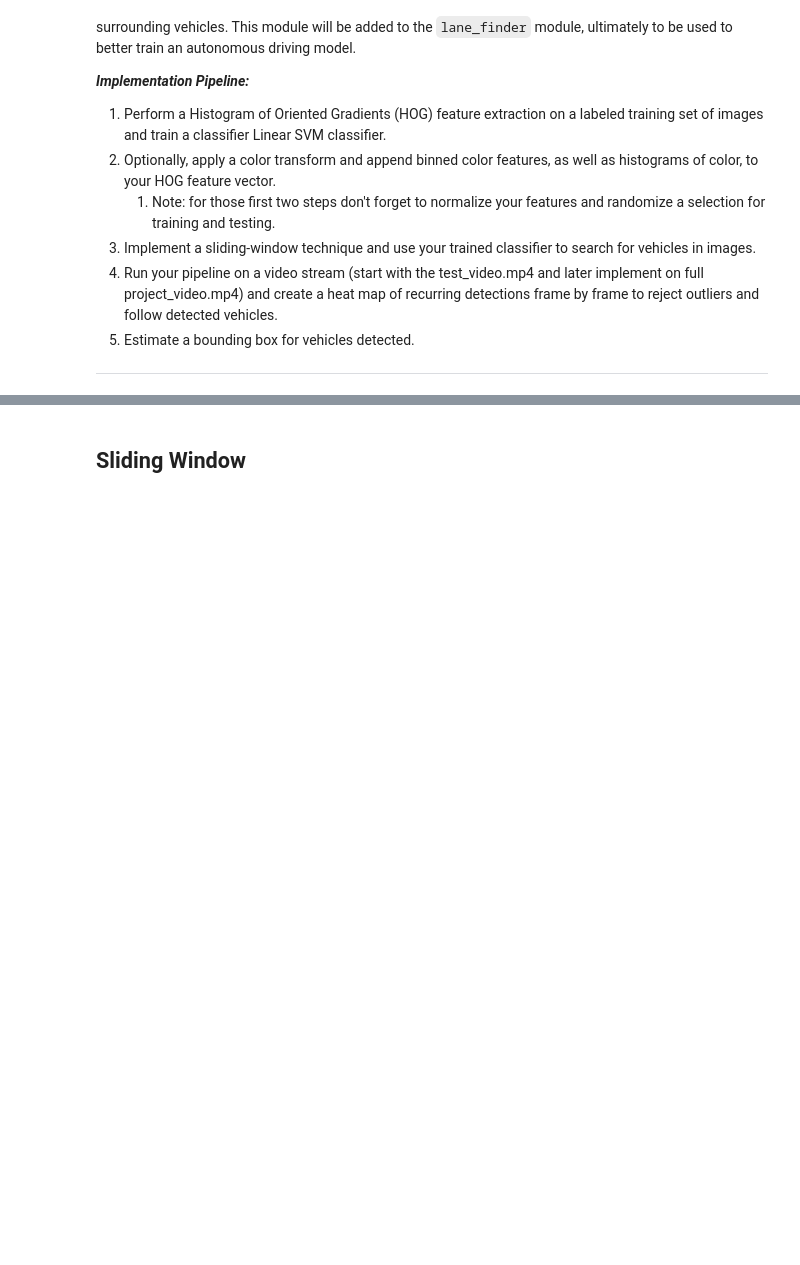
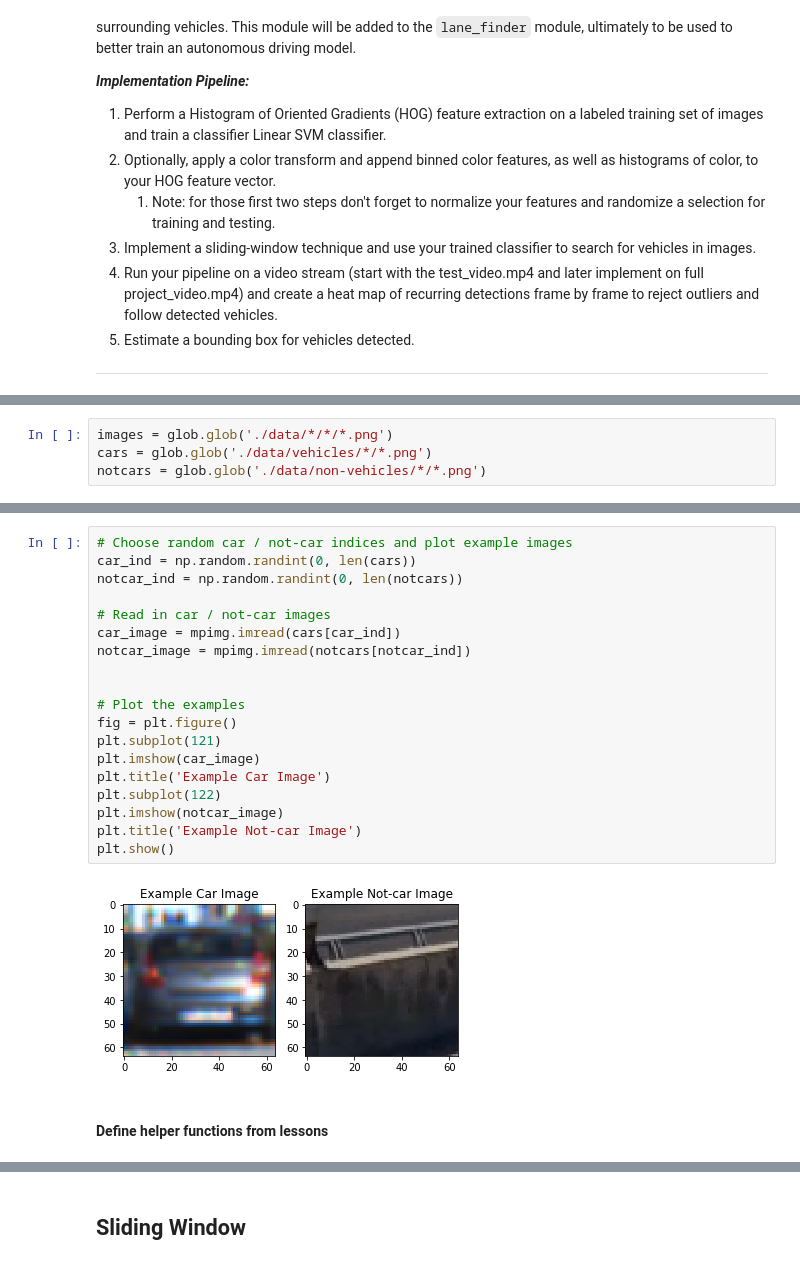
Before and after one commit to phillipsscott/carnd1.P5_Vehicle_Detection_and_Tracking, a Jupyter notebook: VehicleDetection.ipynb, the cells around one changed output, grey strips where cells are left out. Saved outputs shown, nothing was run; the diff lists cells and outputs as text; blank space fills up the shorter version.

Commit message:
add lesson functions

```diff
--- a/VehicleDetection.ipynb
+++ b/VehicleDetection.ipynb
@@ -24,0 +41,4 @@ Take video captures from a car-mounted camera and output video with bounding box
+# %%
+images = glob.glob('./data/*/*/*.png')
+cars = glob.glob('./data/vehicles/*/*.png')
+notcars = glob.glob('./data/non-vehicles/*/*.png')
@@ -24,0 +72,23 @@ Take video captures from a car-mounted camera and output video with bounding box
+# %%
+# Choose random car / not-car indices and plot example images
+car_ind = np.random.randint(0, len(cars))
+notcar_ind = np.random.randint(0, len(notcars))
+
+# Read in car / not-car images
+car_image = mpimg.imread(cars[car_ind])
+notcar_image = mpimg.imread(notcars[notcar_ind])
+
+
+# Plot the examples
+fig = plt.figure()
+plt.subplot(121)
+plt.imshow(car_image)
+plt.title('Example Car Image')
+plt.subplot(122)
+plt.imshow(notcar_image)
+plt.title('Example Not-car Image')
+plt.show()
+# %% [output]
+[figure, added]
+# %% [markdown]
+#### Define helper functions from lessons
```
Also changed, not shown: parts of 10 cells of this notebook, 1 other file.
